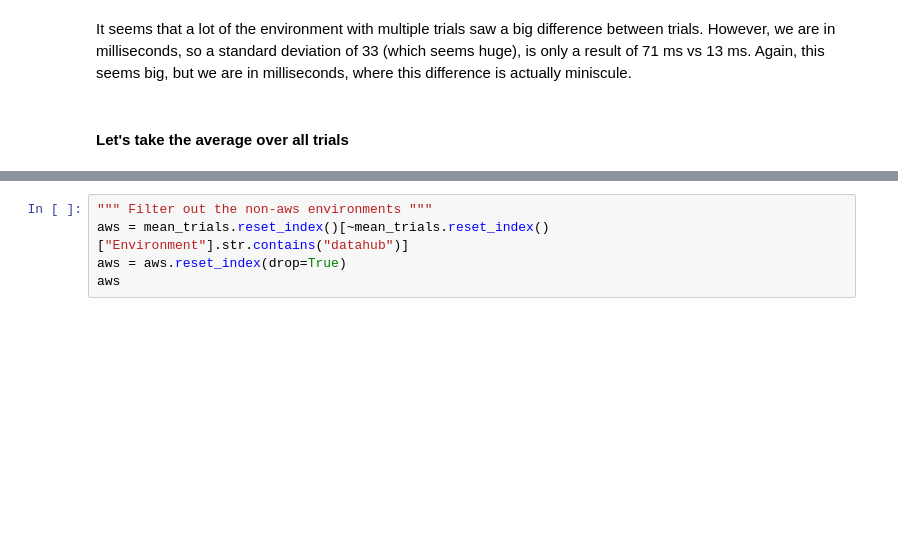
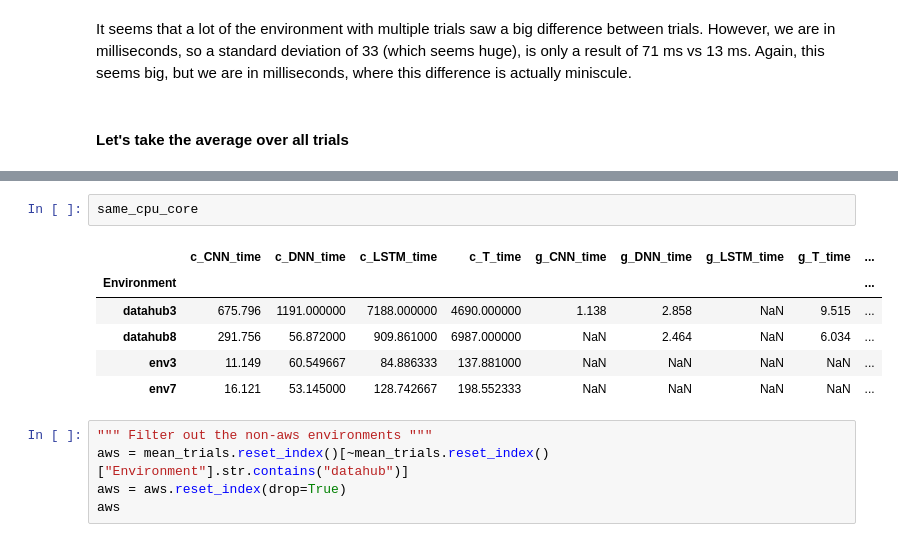
Before and after one commit to louiecai/DSC-180B-Hardware-Acceleration, a Jupyter notebook: data_analysis.ipynb, the cells around one changed output, grey strips where cells are left out. Cells and saved outputs as stored; diff of their text form; blank space fills up the shorter version.

```diff
--- a/data_analysis.ipynb
+++ b/data_analysis.ipynb
@@ -137,3 +245,12 @@ mean_trials
+# %%
+same_cpu_core
+# %% [output]
+|  | c_CNN_time | c_DNN_time | c_LSTM_time | c_T_time | g_CNN_time | g_DNN_time | g_LSTM_time | g_T_time | ... |
+| Environment |  |  |  |  |  |  |  |  | ... |
+| datahub3 | 675.796 | 1191.000000 | 7188.000000 | 4690.000000 | 1.138 | 2.858 | NaN | 9.515 | ... |
+| datahub8 | 291.756 | 56.872000 | 909.861000 | 6987.000000 | NaN | 2.464 | NaN | 6.034 | ... |
+| env3 | 11.149 | 60.549667 | 84.886333 | 137.881000 | NaN | NaN | NaN | NaN | ... |
+| env7 | 16.121 | 53.145000 | 128.742667 | 198.552333 | NaN | NaN | NaN | NaN | ... |
 # %%
 """ Filter out the non-aws environments """
 aws = mean_trials.reset_index()[~mean_trials.reset_index()["Environment"].str.contains("datahub")]
```
Also changed, not shown: parts of 10 cells of this notebook.
